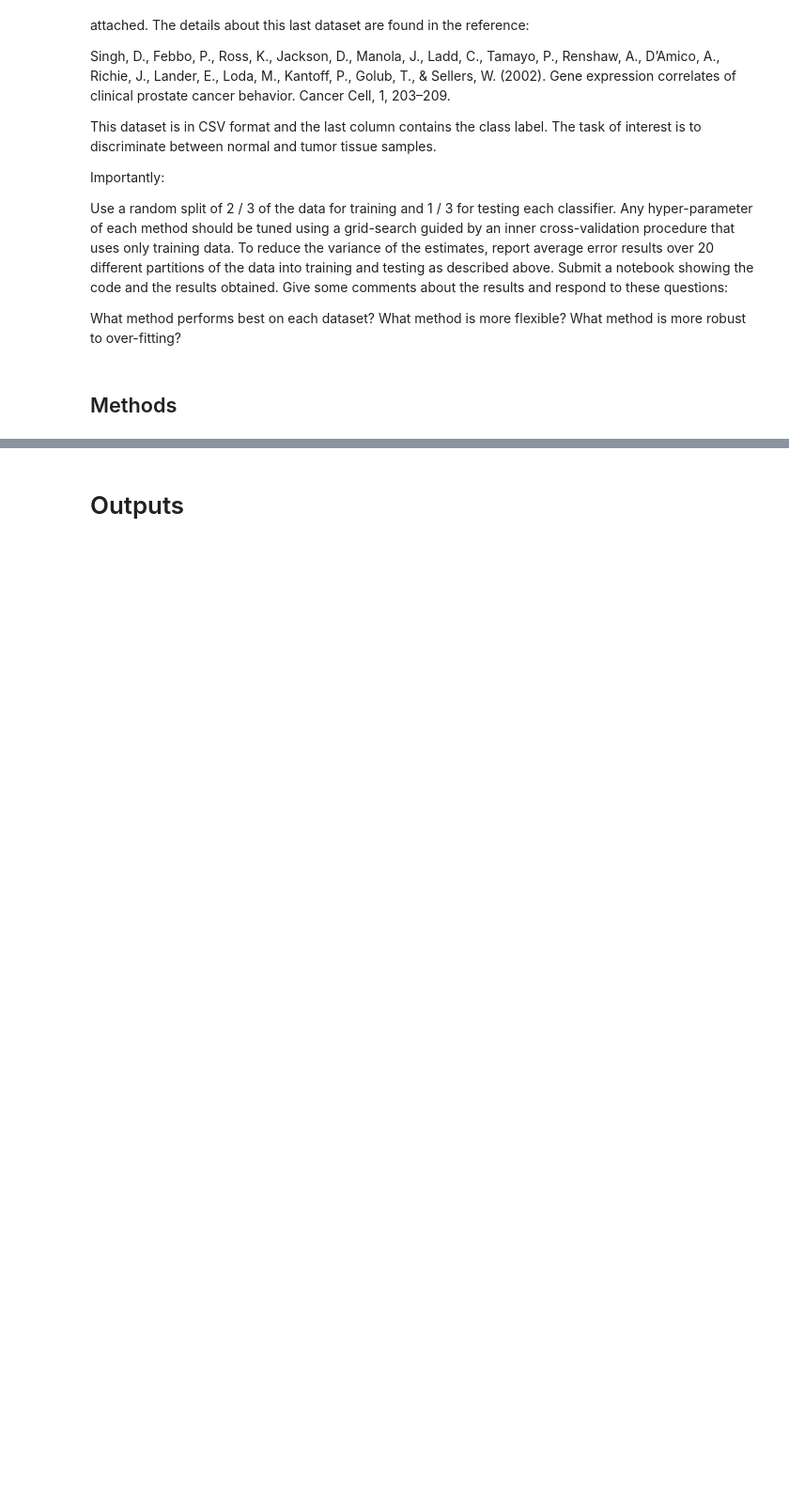
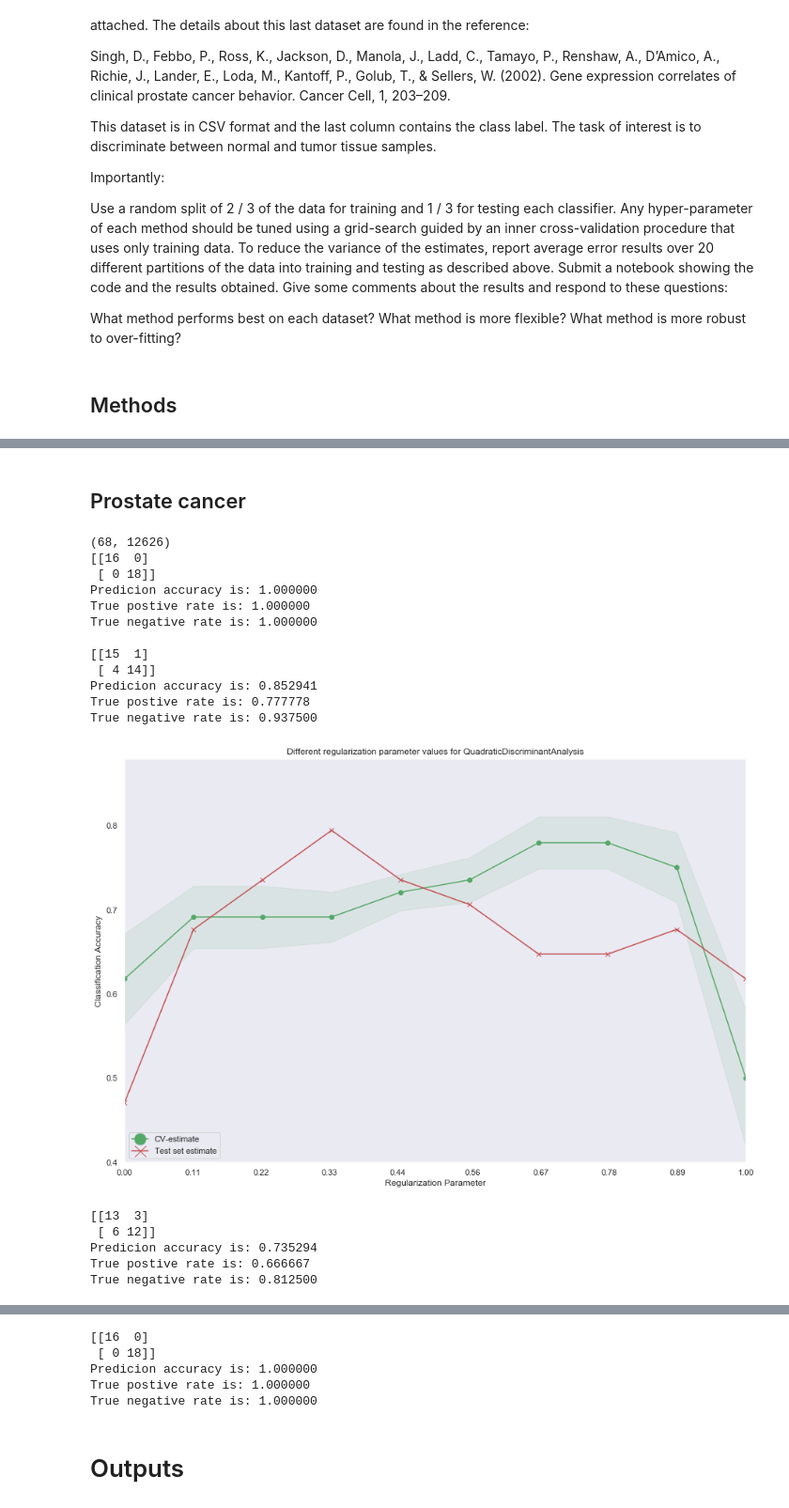
Before and after one commit to nandoide/misc_work, a Jupyter notebook: Desktop/uni/APAUT/classification_systems/classification_systems.ipynb, the cells around one changed output, grey strips where cells are left out. Shown at 94% size. Drawn from its saved outputs; the diff is of its cells as text; code cells hidden in the pictures; blank space fills up the shorter version.

```diff
--- a/Desktop/uni/APAUT/classification_systems/classification_systems.ipynb
+++ b/Desktop/uni/APAUT/classification_systems/classification_systems.ipynb
@@ -216,0 +211,25 @@ True negative rate is: 0.909091
+# %% [markdown]
+## Prostate cancer
+# %%
+# Prostate Cancer
+data_file = './data/prostate.csv'
+learn_dataset(data_file, 0, -1, 1, 0, -1)
+# %% [output]
+(68, 12626)
+[[16  0]
+ [ 0 18]]
+Predicion accuracy is: 1.000000
+True postive rate is: 1.000000
+True negative rate is: 1.000000
+
+[[15  1]
+ [ 4 14]]
+Predicion accuracy is: 0.852941
+True postive rate is: 0.777778
+True negative rate is: 0.937500
+[figure, added]
+[[13  3]
+ [ 6 12]]
+Predicion accuracy is: 0.735294
+True postive rate is: 0.666667
+True negative rate is: 0.812500
@@ -217,3 +237,8 @@ True negative rate is: 0.909091
+[[16  0]
+ [ 0 18]]
+Predicion accuracy is: 1.000000
+True postive rate is: 1.000000
+True negative rate is: 1.000000
 # %% [markdown]
 # Outputs
 # %%
```
Also changed, not shown: parts of 12 cells of this notebook.
